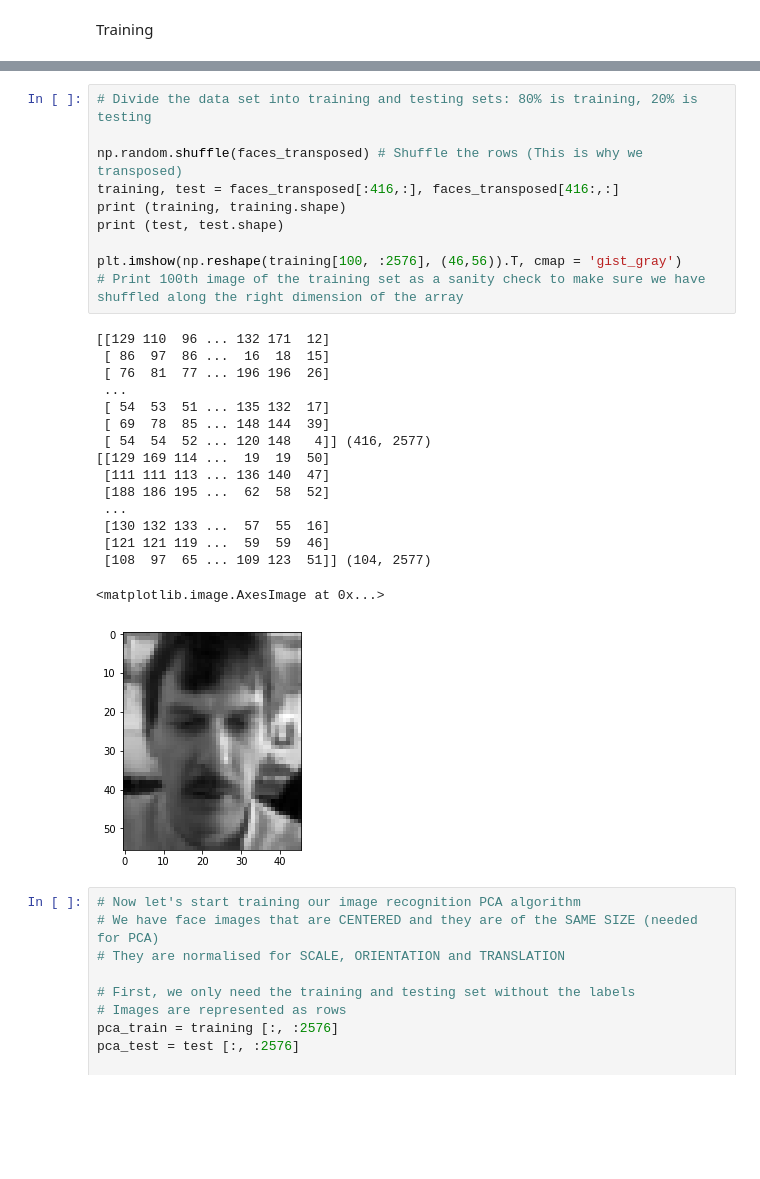
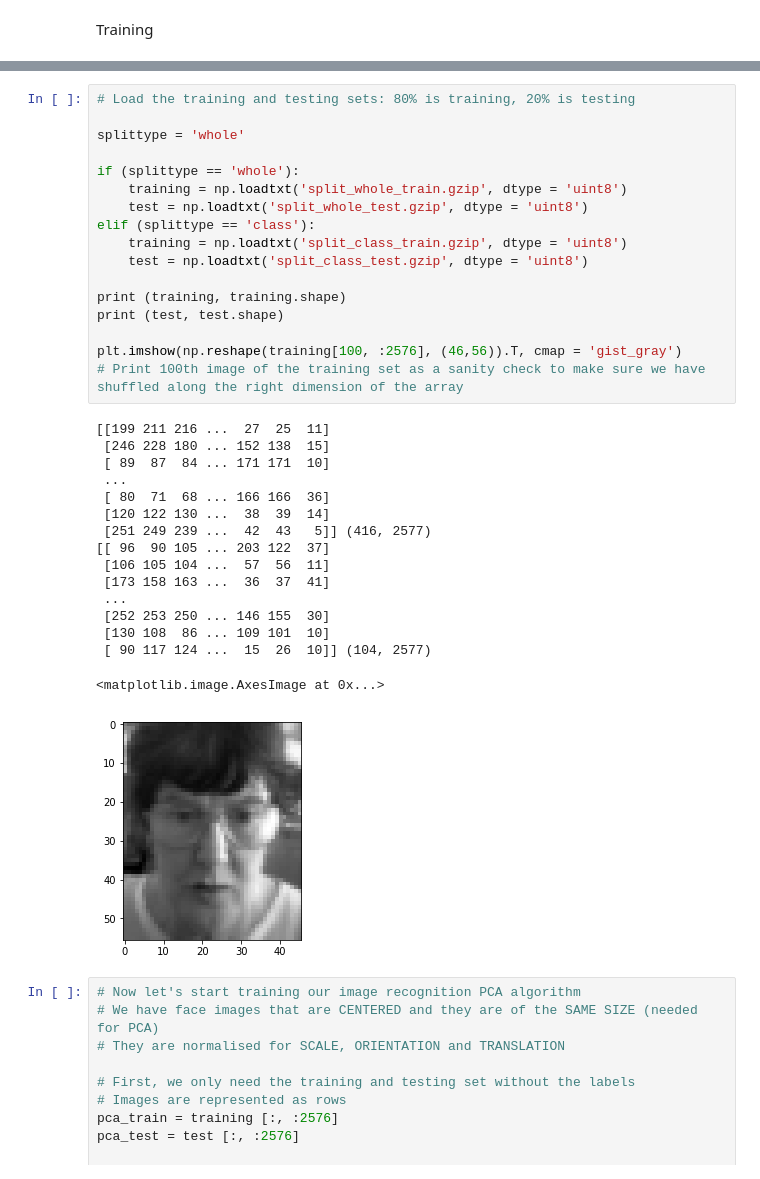
Before and after one commit to Karcsi127/patterrec1, a Jupyter notebook: exercise1.ipynb, the cells around one changed output, grey strips where cells are left out. Cells and saved outputs as stored; diff of their text form; blank space fills up the shorter version.

Commit message:
Exercise 1 use train-test split from file

```diff
--- a/exercise1.ipynb
+++ b/exercise1.ipynb
@@ -43,30 +11,37 @@ print (faces_transposed, faces_transposed.shape)
 # %%
-# Divide the data set into training and testing sets: 80% is training, 20% is testing
+# Load the training and testing sets: 80% is training, 20% is testing
 
-np.random.shuffle(faces_transposed) # Shuffle the rows (This is why we transposed)
-training, test = faces_transposed[:416,:], faces_transposed[416:,:]
+splittype = 'whole'
+
+if (splittype == 'whole'):
+    training = np.loadtxt('split_whole_train.gzip', dtype = 'uint8')
+    test = np.loadtxt('split_whole_test.gzip', dtype = 'uint8')
+elif (splittype == 'class'):
+    training = np.loadtxt('split_class_train.gzip', dtype = 'uint8')
+    test = np.loadtxt('split_class_test.gzip', dtype = 'uint8')
+
 print (training, training.shape)
 print (test, test.shape)
 
 plt.imshow(np.reshape(training[100, :2576], (46,56)).T, cmap = 'gist_gray')
 # Print 100th image of the training set as a sanity check to make sure we have shuffled along the right dimension of the array
 # %% [output]
-[[129 110  96 ... 132 171  12]
- [ 86  97  86 ...  16  18  15]
- [ 76  81  77 ... 196 196  26]
+[[199 211 216 ...  27  25  11]
+ [246 228 180 ... 152 138  15]
+ [ 89  87  84 ... 171 171  10]
  ...
- [ 54  53  51 ... 135 132  17]
- [ 69  78  85 ... 148 144  39]
- [ 54  54  52 ... 120 148   4]] (416, 2577)
-[[129 169 114 ...  19  19  50]
- [111 111 113 ... 136 140  47]
- [188 186 195 ...  62  58  52]
+ [ 80  71  68 ... 166 166  36]
+ [120 122 130 ...  38  39  14]
+ [251 249 239 ...  42  43   5]] (416, 2577)
+[[ 96  90 105 ... 203 122  37]
+ [106 105 104 ...  57  56  11]
+ [173 158 163 ...  36  37  41]
  ...
- [130 132 133 ...  57  55  16]
- [121 121 119 ...  59  59  46]
- [108  97  65 ... 109 123  51]] (104, 2577)
+ [252 253 250 ... 146 155  30]
+ [130 108  86 ... 109 101  10]
+ [ 90 117 124 ...  15  26  10]] (104, 2577)
 <matplotlib.image.AxesImage at 0x...>
-[figure, old version]
+[figure, new version]
 # %%
 # Now let's start training our image recognition PCA algorithm
 # We have face images that are CENTERED and they are of the SAME SIZE (needed for PCA)
```
Also changed, not shown: parts of 6 cells of this notebook.
